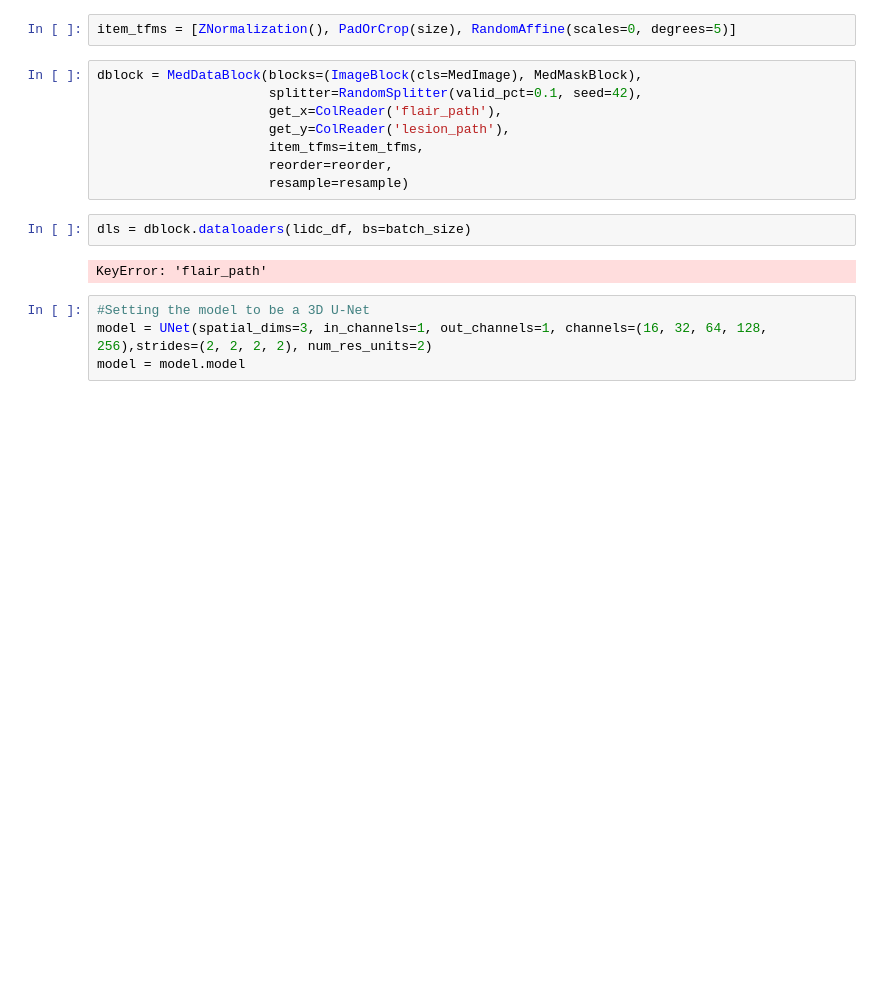
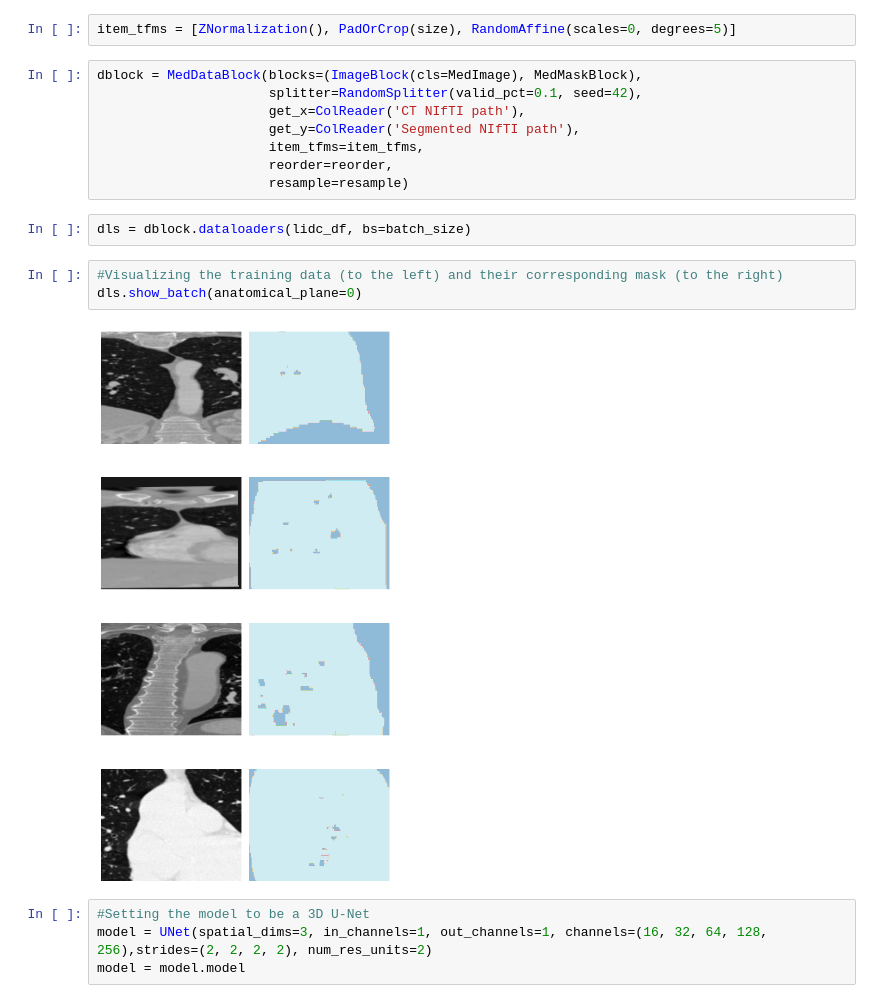
Before and after one commit to herissiv/lung-ai, a Jupyter notebook: fastNet.ipynb, the cells around one changed output. Saved outputs shown, nothing was run; the diff lists cells and outputs as text; blank space fills up the shorter version.

```diff
--- a/fastNet.ipynb
+++ b/fastNet.ipynb
@@ -86,15 +86,18 @@ item_tfms = [ZNormalization(), PadOrCrop(size), RandomAffine(scales=0, degrees=5
 # %%
 dblock = MedDataBlock(blocks=(ImageBlock(cls=MedImage), MedMaskBlock),
                       splitter=RandomSplitter(valid_pct=0.1, seed=42),
-                      get_x=ColReader('flair_path'),
-                      get_y=ColReader('lesion_path'),
+                      get_x=ColReader('CT NIfTI path'),
+                      get_y=ColReader('Segmented NIfTI path'),
                       item_tfms=item_tfms,
                       reorder=reorder,
                       resample=resample)
 # %%
 dls = dblock.dataloaders(lidc_df, bs=batch_size)
-# %% [output]
-KeyError: 'flair_path'
+# %%
+#Visualizing the training data (to the left) and their corresponding mask (to the right)
+dls.show_batch(anatomical_plane=0)
+# %% [output]
+[figure, added]
 # %%
 #Setting the model to be a 3D U-Net
 model = UNet(spatial_dims=3, in_channels=1, out_channels=1, channels=(16, 32, 64, 128, 256),strides=(2, 2, 2, 2), num_res_units=2)
```
Also changed, not shown: parts of 4 cells of this notebook, 4 other files.
